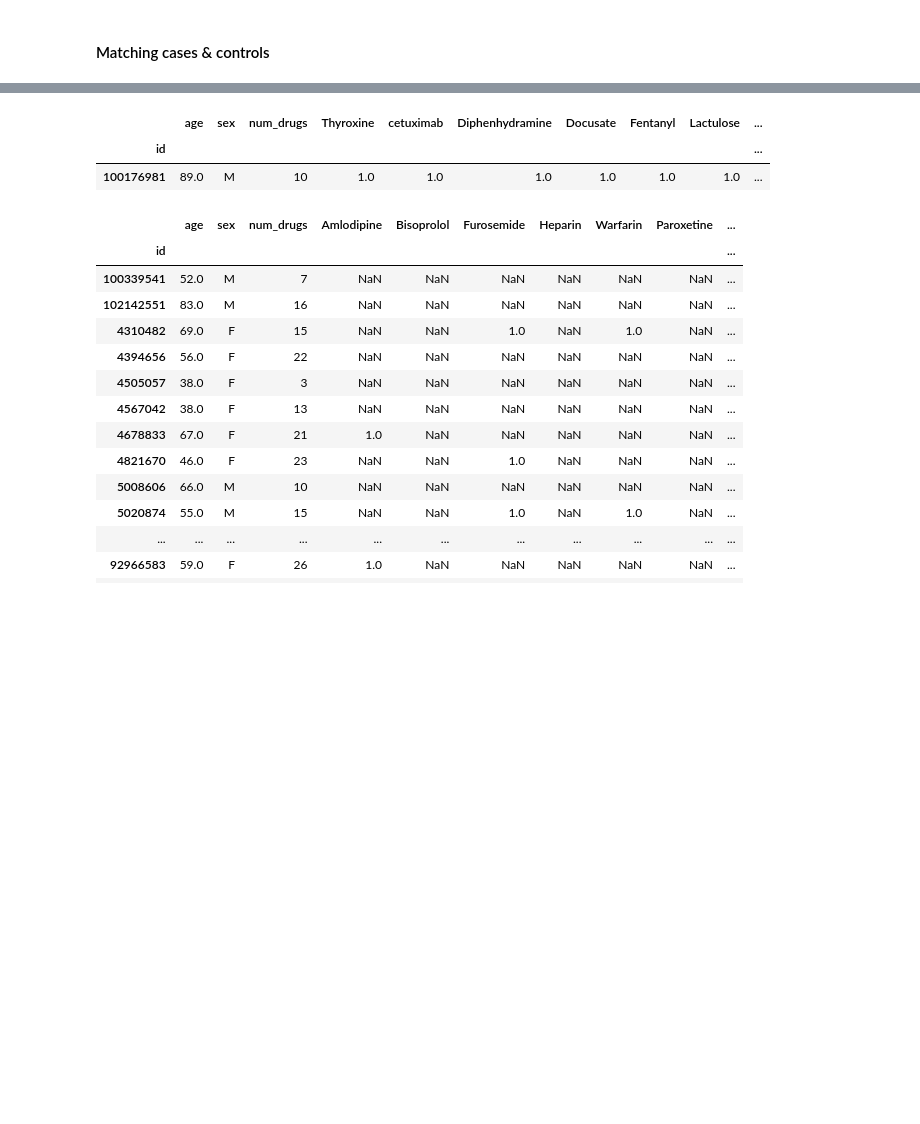
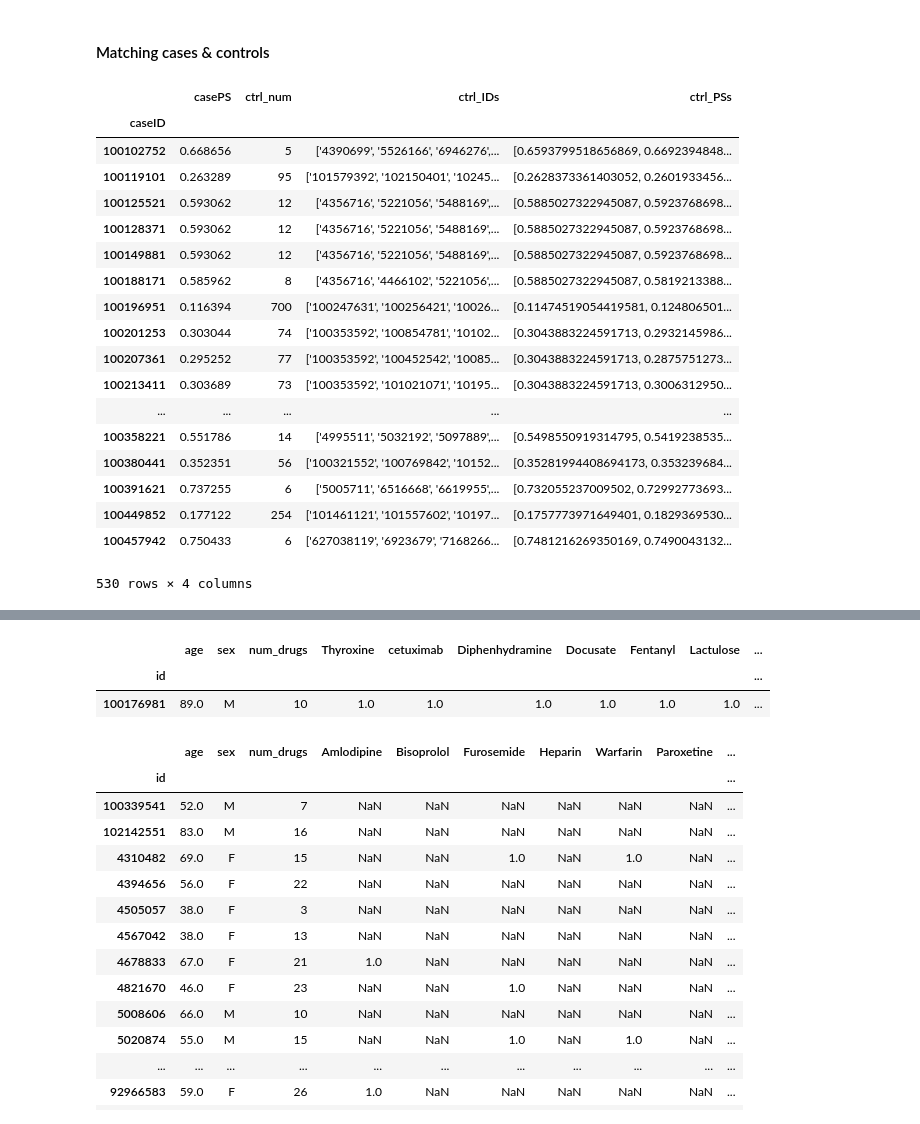
Before and after one commit to tatonetti-lab/sex_risks, a Jupyter notebook: Drugs with Sex Risks.ipynb, the cells around one changed output, grey strips where cells are left out. Cells and saved outputs as stored; diff of their text form; code cells hidden in the pictures; blank space fills up the shorter version.

```diff
--- a/Drugs with Sex Risks.ipynb
+++ b/Drugs with Sex Risks.ipynb
@@ -2563,0 +2603,22 @@ for caseID, caseDATA in exposed[14:15].iterrows():
+# %%
+matches
+# %% [output]
+|  | casePS | ctrl_num | ctrl_IDs | ctrl_PSs |
+| caseID |  |  |  |  |
+| 100102752 | 0.668656 | 5 | ['4390699', '5526166', '6946276',... | [0.6593799518656869, 0.6692394848... |
+| 100119101 | 0.263289 | 95 | ['101579392', '102150401', '10245... | [0.2628373361403052, 0.2601933456... |
+| 100125521 | 0.593062 | 12 | ['4356716', '5221056', '5488169',... | [0.5885027322945087, 0.5923768698... |
+| 100128371 | 0.593062 | 12 | ['4356716', '5221056', '5488169',... | [0.5885027322945087, 0.5923768698... |
+| 100149881 | 0.593062 | 12 | ['4356716', '5221056', '5488169',... | [0.5885027322945087, 0.5923768698... |
+| 100188171 | 0.585962 | 8 | ['4356716', '4466102', '5221056',... | [0.5885027322945087, 0.5819213388... |
+| 100196951 | 0.116394 | 700 | ['100247631', '100256421', '10026... | [0.11474519054419581, 0.124806501... |
+| 100201253 | 0.303044 | 74 | ['100353592', '100854781', '10102... | [0.3043883224591713, 0.2932145986... |
+| 100207361 | 0.295252 | 77 | ['100353592', '100452542', '10085... | [0.3043883224591713, 0.2875751273... |
+| 100213411 | 0.303689 | 73 | ['100353592', '101021071', '10195... | [0.3043883224591713, 0.3006312950... |
+| ... | ... | ... | ... | ... |
+| 100358221 | 0.551786 | 14 | ['4995511', '5032192', '5097889',... | [0.5498550919314795, 0.5419238535... |
+| 100380441 | 0.352351 | 56 | ['100321552', '100769842', '10152... | [0.35281994408694173, 0.353239684... |
+| 100391621 | 0.737255 | 6 | ['5005711', '6516668', '6619955',... | [0.732055237009502, 0.72992773693... |
+| 100449852 | 0.177122 | 254 | ['101461121', '101557602', '10197... | [0.1757773971649401, 0.1829369530... |
+| 100457942 | 0.750433 | 6 | ['627038119', '6923679', '7168266... | [0.7481216269350169, 0.7490043132... |
+530 rows × 4 columns
```
Also changed, not shown: parts of 19 cells of this notebook, 1 other file.
